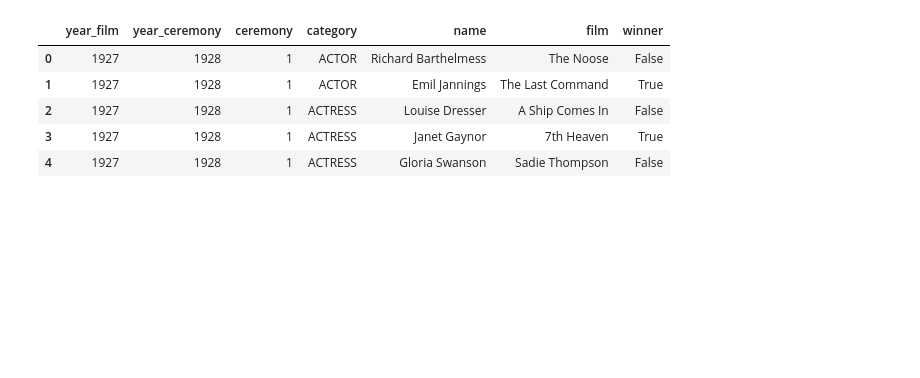
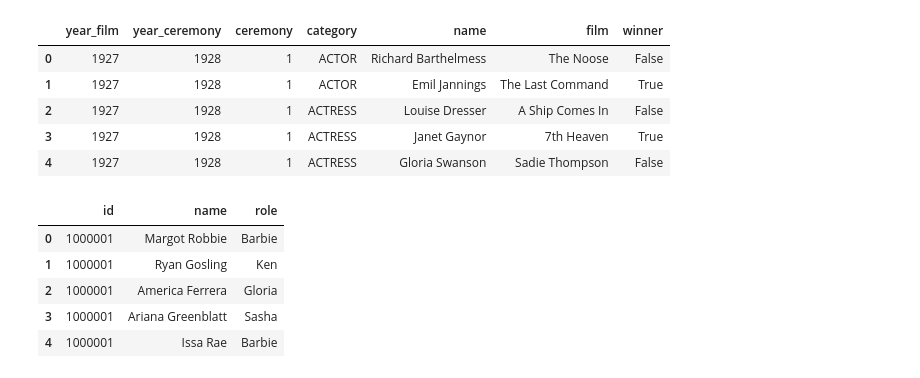
Before and after one commit to deicco/Assignment_IUM_TWEB, a Jupyter notebook: solution/notebooks/data_analysis.ipynb, the cells around one changed output. Cells and saved outputs as stored; diff of their text form; code cells hidden in the pictures; blank space fills up the shorter version.

```diff
--- a/solution/notebooks/data_analysis.ipynb
+++ b/solution/notebooks/data_analysis.ipynb
@@ -20,6 +20,10 @@ df_studios = pd.read_csv("../data/studios.csv")
 df_themes = pd.read_csv("../data/themes.csv")
 df_reviews = pd.read_csv("../data/rotten_tomatoes_reviews.csv")
 df_oscars = pd.read_csv("../data/the_oscar_awards.csv")
+df_actors = pd.read_csv("../data/actors.csv")
+df_countries = pd.read_csv("../data/countries.csv")
+df_crew = pd.read_csv("../data/crew.csv")
+df_genres = pd.read_csv("../data/genres.csv")
 # %% [markdown]
 Data shapes
 # %%
@@ -112,3 +124,12 @@ df_oscars.head(5)
 | 2 | 1927 | 1928 | 1 | ACTRESS | Louise Dresser | A Ship Comes In | False |
 | 3 | 1927 | 1928 | 1 | ACTRESS | Janet Gaynor | 7th Heaven | True |
 | 4 | 1927 | 1928 | 1 | ACTRESS | Gloria Swanson | Sadie Thompson | False |
+# %%
+df_actors.head(5)
+# %% [output]
+|  | id | name | role |
+| 0 | 1000001 | Margot Robbie | Barbie |
+| 1 | 1000001 | Ryan Gosling | Ken |
+| 2 | 1000001 | America Ferrera | Gloria |
+| 3 | 1000001 | Ariana Greenblatt | Sasha |
+| 4 | 1000001 | Issa Rae | Barbie |
```
Also changed, not shown: parts of 5 cells of this notebook.
